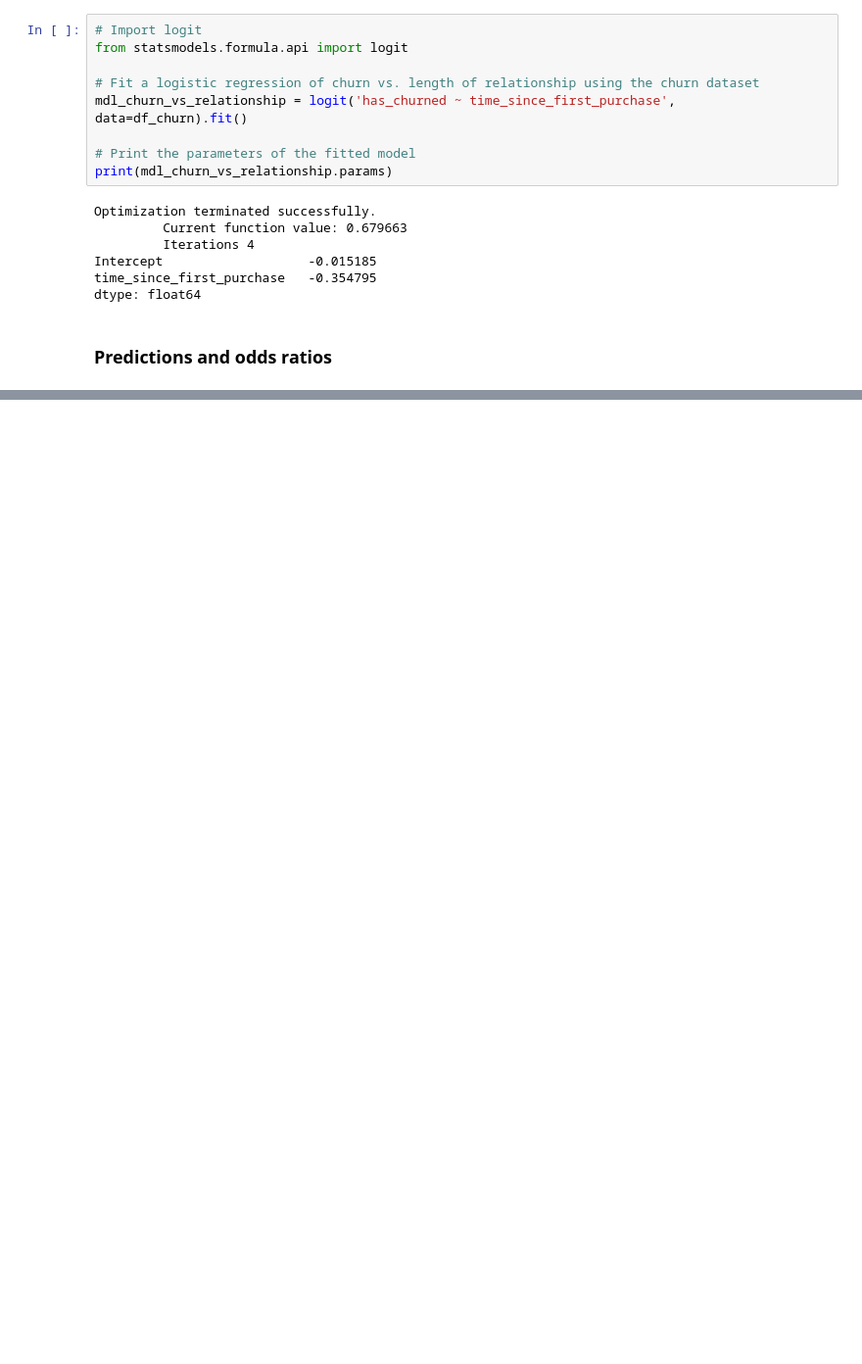
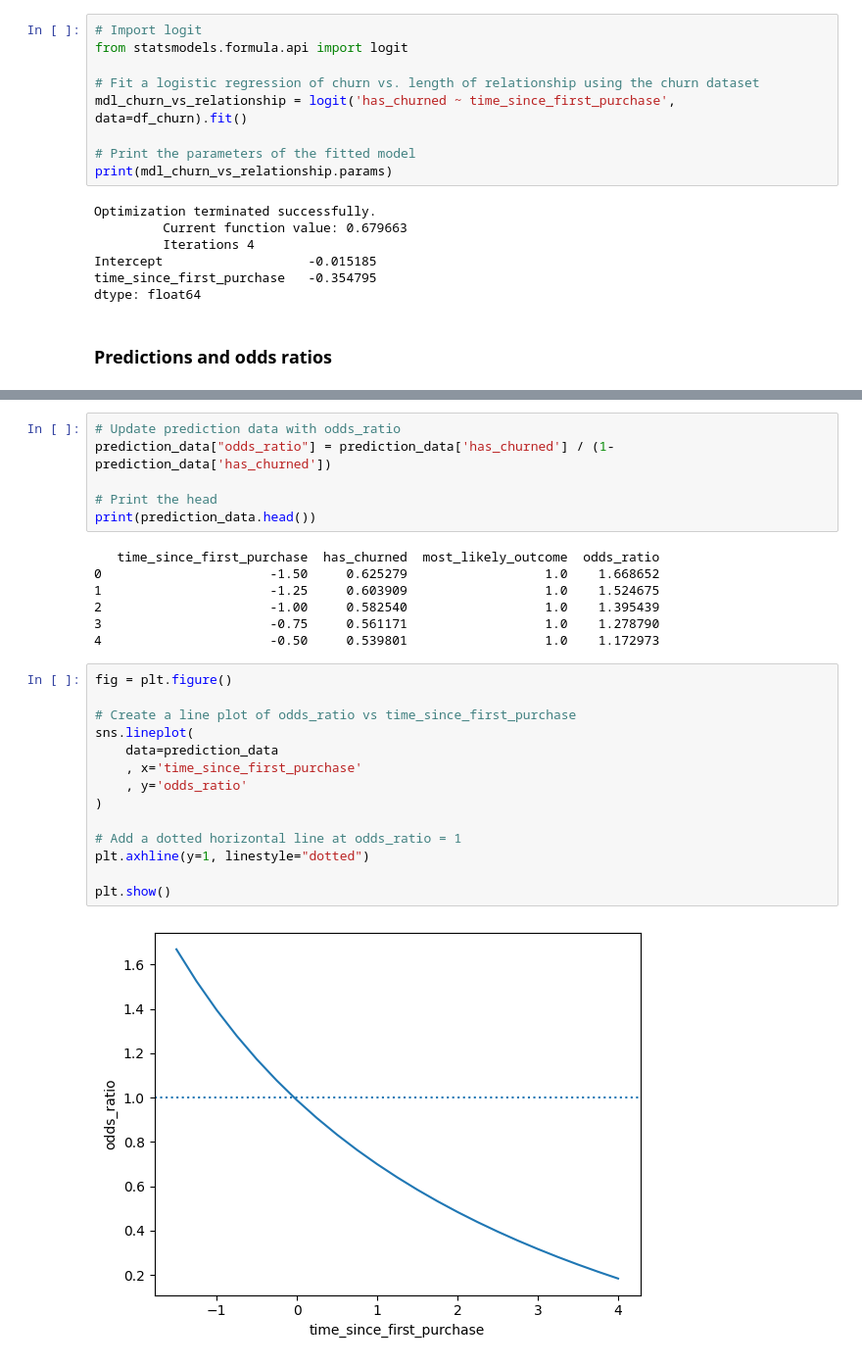
Before and after one commit to AnshuBantra/Python, a Jupyter notebook: Associate Data Scientist in Python/026 Introduction to Regression with statsmodels in Python/regression.ipynb, the cells around one changed output, grey strips where cells are left out. Shown at 98% size. Saved outputs shown, nothing was run; the diff lists cells and outputs as text; blank space fills up the shorter version.

```diff
--- a/Associate Data Scientist in Python/026 Introduction to Regression with statsmodels in Python/regression.ipynb
+++ b/Associate Data Scientist in Python/026 Introduction to Regression with statsmodels in Python/regression.ipynb
@@ -826,0 +899,29 @@ a
+# %%
+# Update prediction data with odds_ratio
+prediction_data["odds_ratio"] = prediction_data['has_churned'] / (1-prediction_data['has_churned'])
+
+# Print the head
+print(prediction_data.head())
+# %% [output]
+   time_since_first_purchase  has_churned  most_likely_outcome  odds_ratio
+0                      -1.50     0.625279                  1.0    1.668652
+1                      -1.25     0.603909                  1.0    1.524675
+2                      -1.00     0.582540                  1.0    1.395439
+3                      -0.75     0.561171                  1.0    1.278790
+4                      -0.50     0.539801                  1.0    1.172973
+# %%
+fig = plt.figure()
+
+# Create a line plot of odds_ratio vs time_since_first_purchase
+sns.lineplot(
+    data=prediction_data
+    , x='time_since_first_purchase'
+    , y='odds_ratio'
+)
+
+# Add a dotted horizontal line at odds_ratio = 1
+plt.axhline(y=1, linestyle="dotted")
+
+plt.show()
+# %% [output]
+[figure, added]
```
Also changed, not shown: parts of 40 cells of this notebook, 1 other file.
